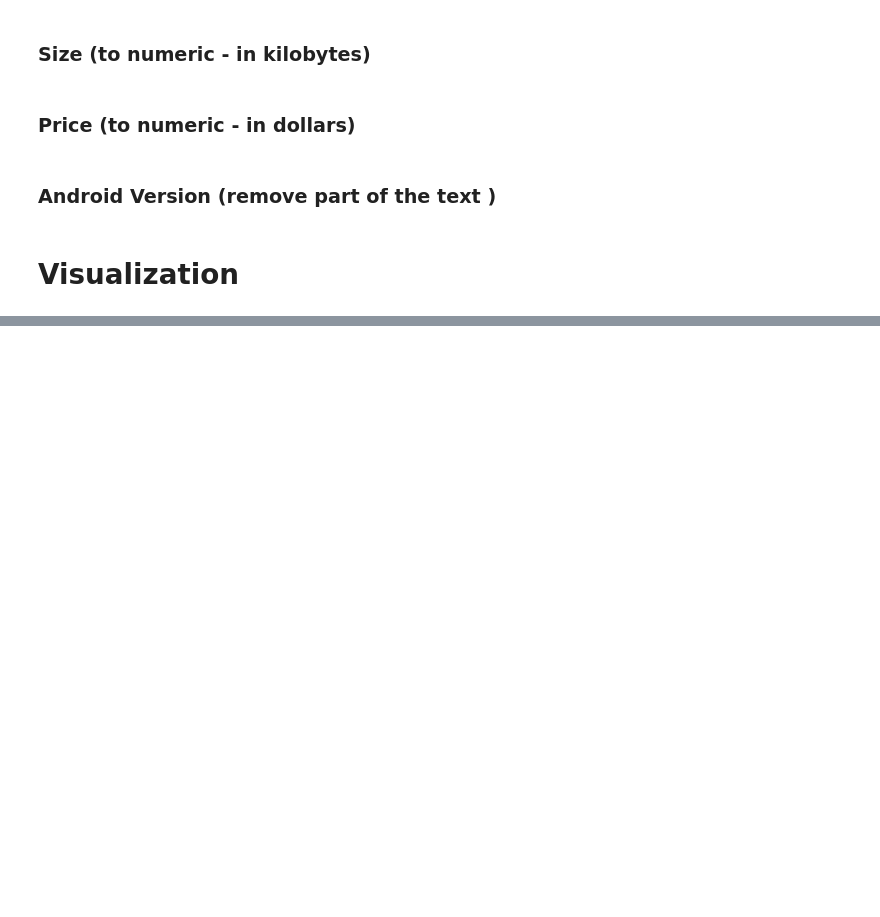
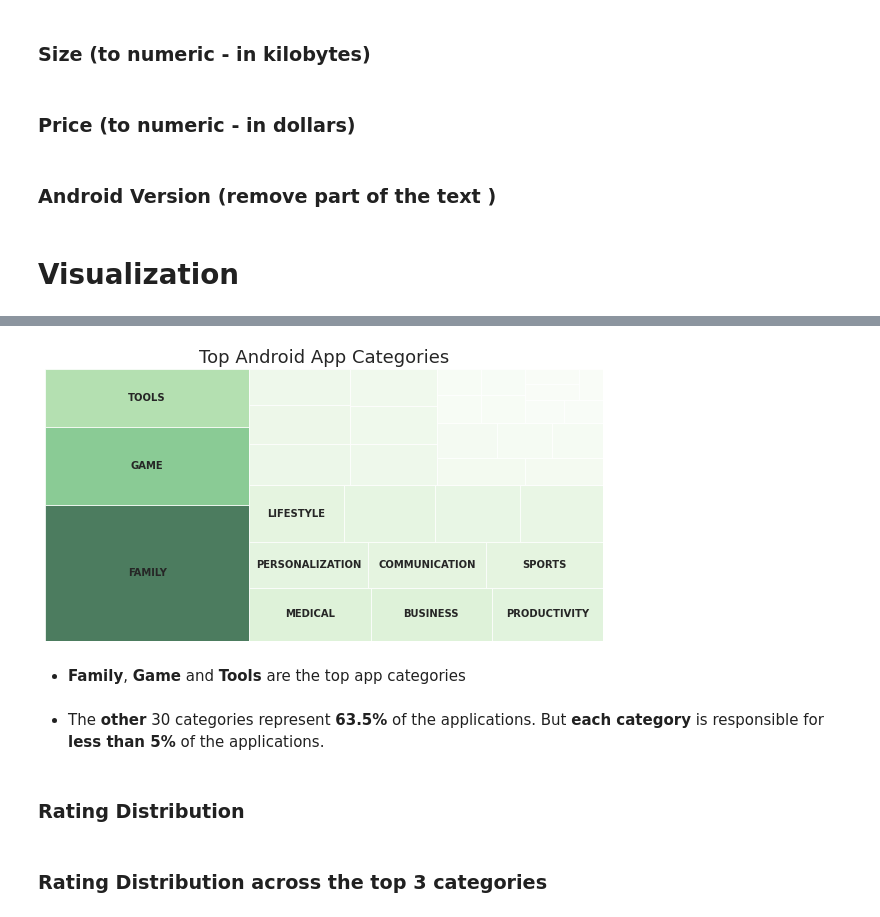
Before and after one commit to kimurarh/googleplay-analysis, a Jupyter notebook: Google-Play-Store-Analysis.ipynb, the cells around one changed output, grey strips where cells are left out. Drawn from its saved outputs; the diff is of its cells as text; code cells hidden in the pictures; blank space fills up the shorter version.

```diff
--- a/Google-Play-Store-Analysis.ipynb
+++ b/Google-Play-Store-Analysis.ipynb
@@ -210,0 +251,26 @@ df_apps['Android Ver'] = df_apps['Android Ver'].apply(lambda x: x.split(' ')[0])
+# %%
+top_android_apps = df_apps['Category'].value_counts()
+labels = top_android_apps.index.tolist()
+values = top_android_apps.values.tolist()
+
+cmap = matplotlib.cm.Greens
+mini = min(df_apps['Category'].value_counts())
+maxi = max(df_apps['Category'].value_counts())
+norm = matplotlib.colors.Normalize(vmin=mini, vmax=maxi)
+colors = [cmap(norm(i)) for i in df_apps['Category'].value_counts()]
+# %%
+fig, ax = plt.subplots(figsize=(10, 5))
+squarify.plot(values, label=labels[:10], color=colors, alpha=0.7, text_kwargs={'fontsize': 10, 'weight': 'bold'})
+ax.axis('off')
+ax.set_title("Top Android App Categories", fontsize=18)
+plt.show()
+# %% [output]
+[figure, added]
+# %% [markdown]
+* <strong>Family</strong>, <strong>Game</strong> and <strong>Tools</strong> are the top app categories
+# %% [markdown]
+* The <strong>other</strong> 30 categories represent <strong>63.5%</strong> of the applications. But <strong>each category</strong> is responsible for <strong>less than 5%</strong> of the applications.
+# %% [markdown]
+### Rating Distribution
+# %% [markdown]
+### Rating Distribution across the top 3 categories
```
Also changed, not shown: parts of 8 cells of this notebook.
